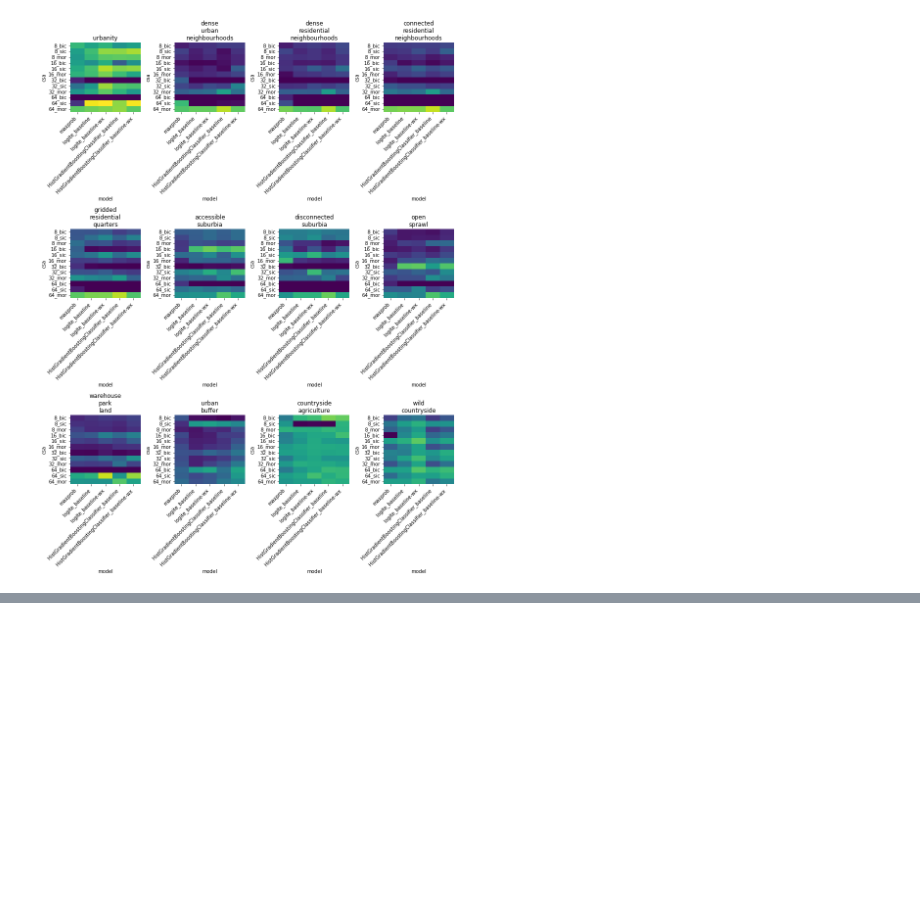
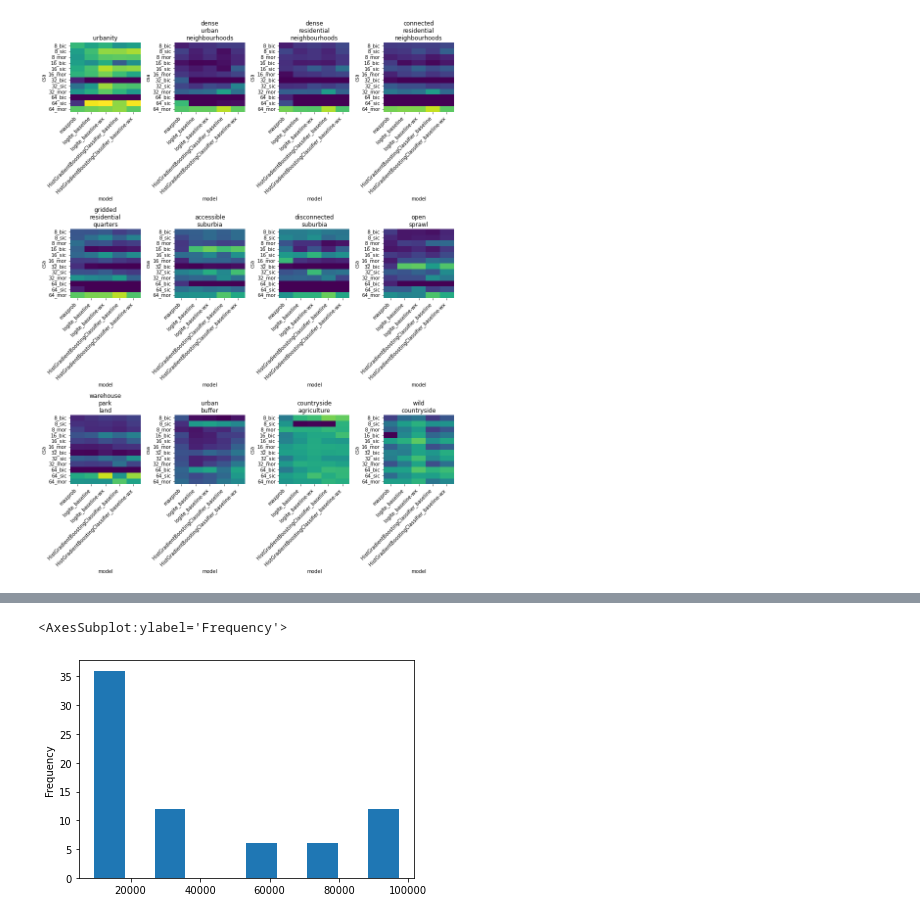
Before and after one commit to urbangrammarai/signature_ai, a Jupyter notebook: ai_experiments/production_model_performance.ipynb, the cells around one changed output, grey strips where cells are left out. Cells and saved outputs as stored; diff of their text form; code cells hidden in the pictures; blank space fills up the shorter version.

```diff
--- a/ai_experiments/production_model_performance.ipynb
+++ b/ai_experiments/production_model_performance.ipynb
@@ -340,0 +425,26 @@ plt.show()
+# %%
+wc_acc = []
+for (csa, model), accs in cba.stack().iteritems():
+    chipsize, arch = csa.split('_')
+    algo = model.split('_')[0]
+    w = int('wx' in model)
+    cm = pandas.DataFrame(
+        np.array(metrics[f'{chipsize}_{arch}_{model}']['perf_confusion_val']),
+        metrics[f'{chipsize}_{arch}_{model}']['meta_class_names'],
+        metrics[f'{chipsize}_{arch}_{model}']['meta_class_names']
+    )
+    wc_acc.append((
+        pandas.DataFrame(
+            {
+                'acc': accs,
+                'chipsize_int': int(chipsize),
+                'arch': arch,
+                'algo': algo,
+                'w': w,
+                'obs_1k': cm.sum(axis=1) / 1000,
+                'obs_pct': cm.sum(axis=1) * 100 / cm.sum().sum()
+            }
+        ).reset_index()
+        .rename(columns={'index': 'signature'})
+    ))
+wc_acc = pandas.concat(wc_acc)
@@ -386,0 +745,9 @@ Wall time: 2min 20s
+# %%
+%%time
+tasks = [(
+    db.query(
+        f'(split == "ml_val") & (chipsize_arch == "{csa}")'
+    )[['geometry', model]], f'{csa}_{model}'
+) for csa in tools.csa_order for model in tools.models_order+['label']]
+
+#sp_metrics = dbag.from_sequence(tasks).map(tools.spatial_perf).compute()
@@ -386,0 +757,5 @@ Wall time: 2min 20s
+# %%
+pandas.concat([pandas.Series({t[1]: t[0].shape[0]}) for t in tasks]).plot.hist()
+# %% [output]
+<AxesSubplot:ylabel='Frequency'>
+[figure, added]
```
Also changed, not shown: parts of 51 cells of this notebook, 2 other files.
